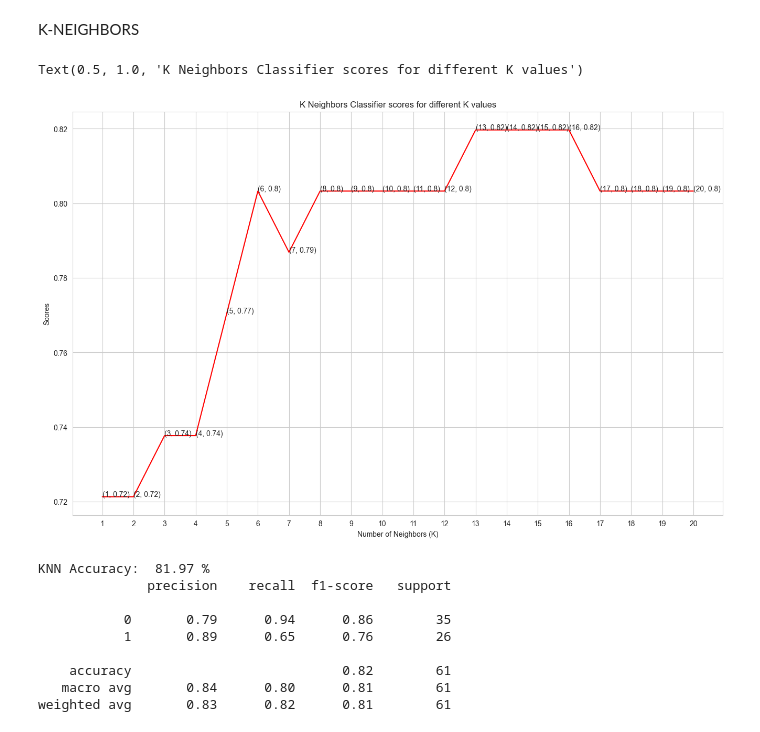
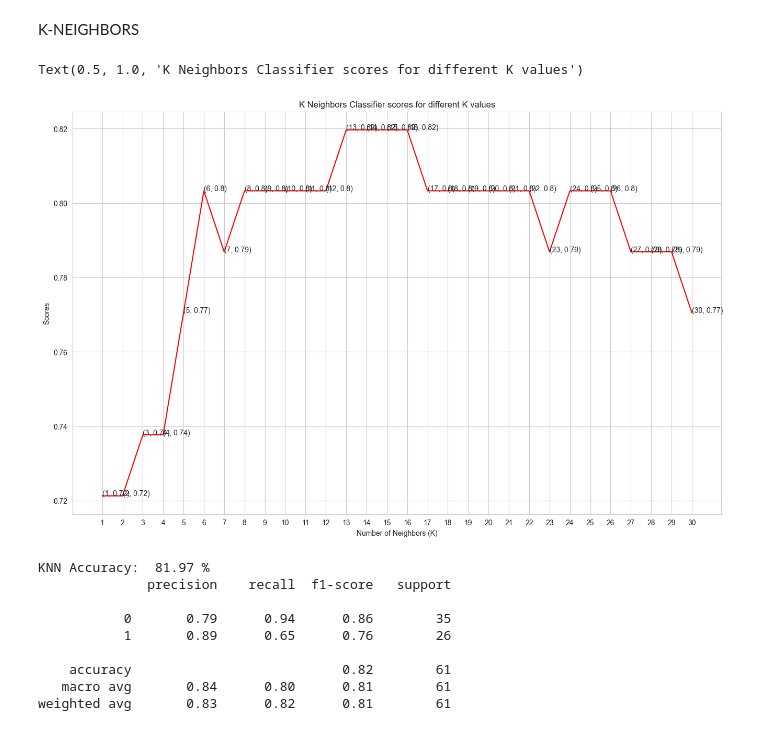
Before and after one commit to unicornizme2911/heart-disease, a Jupyter notebook: index.ipynb, the cells around one changed output. Cells and saved outputs as stored; diff of their text form; code cells hidden in the pictures.

```diff
--- a/index.ipynb
+++ b/index.ipynb
@@ -350,0 +356,7 @@ weighted avg       0.77      0.77      0.77        61
+# %%
+ln = LinearRegression()
+ln.fit(X_train, y_train)
+ln_pred = ln.predict(X_test)
+ln_acc = accuracy_score(y_test, ln_pred.round())
+print('Linear Regression Accuracy: ', round(ln_acc * 100,2), '%')
+print(classification_report(y_test,ln_pred.round()))
@@ -390,23 +412,23 @@ weighted avg       0.74      0.74      0.73        61
 K-NEIGHBORS
 # %%
 knn_scores = []
-for i in range(1,21):
+for i in range(1,31):
     knn = KNeighborsClassifier(n_neighbors=i)
     knn.fit(X_train, y_train)
     knn_pred = knn.predict(X_test)
     knn_acc = accuracy_score(y_test, knn_pred)
     knn_scores.append(knn_acc)
 plt.figure(figsize=(16,10))
-plt.plot([k for k in range(1, 21)], knn_scores, color = 'red')
-for i in range(1,21):
+plt.plot([k for k in range(1, 31)], knn_scores, color = 'red')
+for i in range(1,31):
     plt.text(i, knn_scores[i-1], (i, round(knn_scores[i-1],2)))
-plt.xticks([i for i in range(1, 21)])
+plt.xticks([i for i in range(1, 31)])
 plt.xlabel('Number of Neighbors (K)')
 plt.ylabel('Scores')
 plt.title('K Neighbors Classifier scores for different K values')
 # %% [output]
 Text(0.5, 1.0, 'K Neighbors Classifier scores for different K values')
-[figure, old version]
+[figure, new version]
 # %%
 knn = KNeighborsClassifier(n_neighbors=14)
 knn.fit(X_train, y_train)
```
Also changed, not shown: parts of 24 cells of this notebook, 1 other file.
